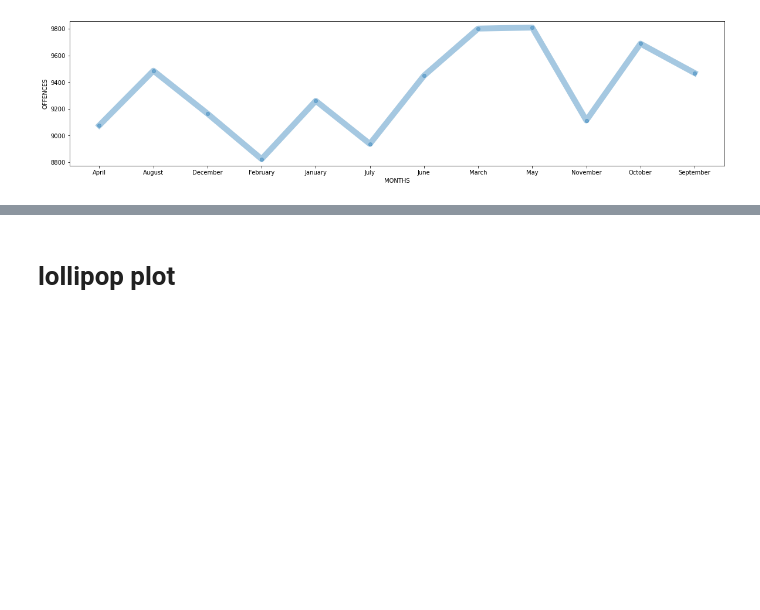
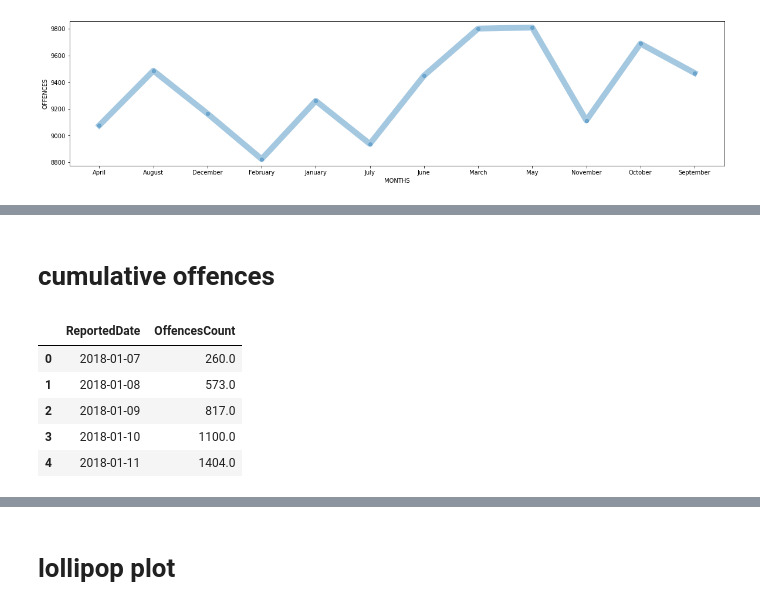
Before and after one commit to MunyaradziMagura/SA-Crime, a Jupyter notebook: SA_crime.ipynb, the cells around one changed output, grey strips where cells are left out. Drawn from its saved outputs; the diff is of its cells as text; code cells hidden in the pictures; blank space fills up the shorter version.

```diff
--- a/SA_crime.ipynb
+++ b/SA_crime.ipynb
@@ -339,0 +299,15 @@ fig.show()
+# %% [markdown]
+# cumulative offences
+# %%
+reportedOffences = pd.DataFrame(data[['Reported Date', 'Offence count']])
+OffencesCumulativeSum = reportedOffences.groupby('Reported Date').sum().reset_index()
+OffencesCumulativeSum['Offence count'] = OffencesCumulativeSum['Offence count'].cumsum()
+OffencesCumulativeSum.rename(columns = {'Offence count':'OffencesCount', 'Reported Date':'ReportedDate'}, inplace = True)
+OffencesCumulativeSum.head()
+# %% [output]
+|  | ReportedDate | OffencesCount |
+| 0 | 2018-01-07 | 260.0 |
+| 1 | 2018-01-08 | 573.0 |
+| 2 | 2018-01-09 | 817.0 |
+| 3 | 2018-01-10 | 1100.0 |
+| 4 | 2018-01-11 | 1404.0 |
```
Also changed, not shown: parts of 14 cells of this notebook.
